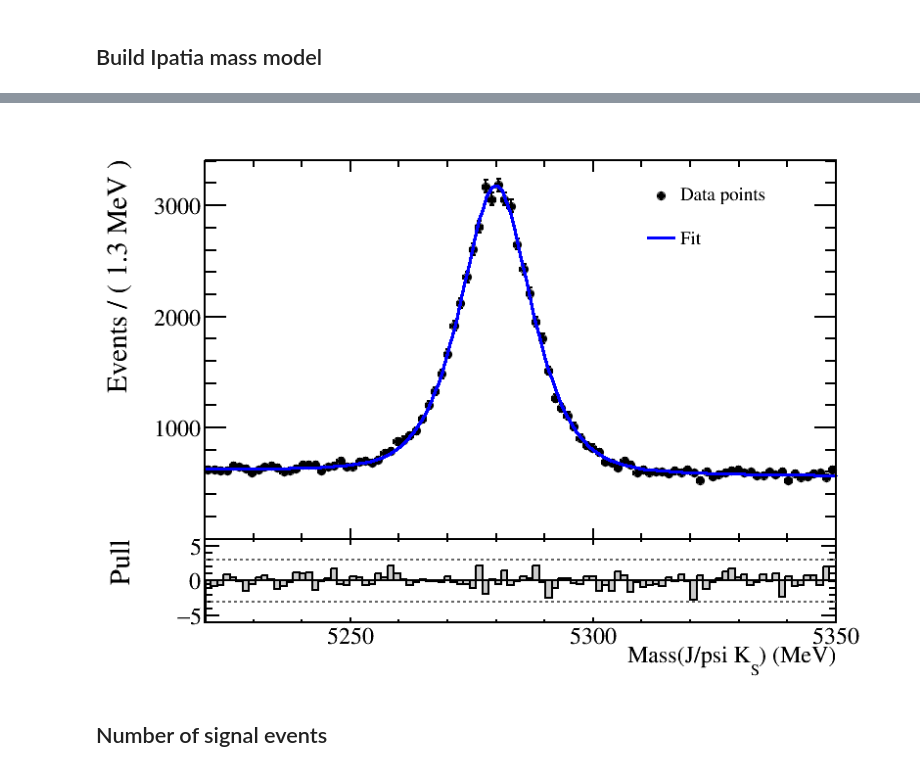
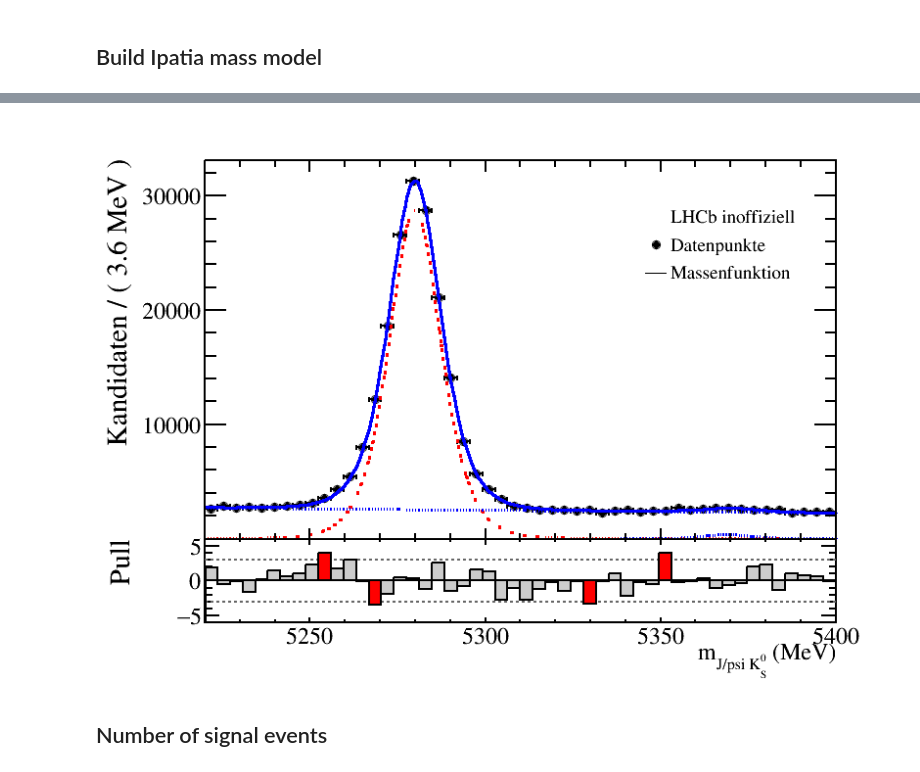
Before and after one commit to chasenberg/Masterthesis, a Jupyter notebook: notebooks/mass_fit/massfit_data_2015-2016__ipatia.ipynb, the cells around one changed output, grey strips where cells are left out. Drawn from its saved outputs; the diff is of its cells as text; code cells hidden in the pictures.

```diff
--- a/notebooks/mass_fit/massfit_data_2015-2016__ipatia.ipynb
+++ b/notebooks/mass_fit/massfit_data_2015-2016__ipatia.ipynb
@@ -78,10 +78,12 @@ signal_dataframe.to_root('/fhgfs/users/chasenberg/mc/2016/jpsiks/dimuon/with_cut
 "signal_dataframe = rp.read_root(mc_dir,key=tree_mc,columns=variables_mc,where=cut_string_mc, flatten=True)\nsignal_dataframe = signal_dataframe.replace([np.inf, -np.inf], np.nan)\nsignal_dataframe =  ...
 # %%
 #Mass variable
-B0_M = RooRealVar("B0_FitDaughtersConst_M", "B0_M", 5280, "MeV")
-mass = RooRealVar("B0_FitDaughtersConst_M", "Mass(J/psi K_{S})", 5280,5220, 5350, "MeV")
+#B0_M = RooRealVar("B0_FitDaughtersConst_M", "B0_M", 5280, "MeV")
+mass = RooRealVar("B0_FitDaughtersConst_M", "m_{J/psi K_{S}^{0}}", 5280,5220, 5400, "MeV")
 # %%
 # Read data and fit it
-data = ROOT.TFile('/fhgfs/users/chasenberg/data/2015_2016/jpsiks/dimuon/with_cut/Bd2JpsiKS_dimuon_data_2015_2016_flat_BDT_cut_reduced.root')
+#dataset_file_name = '/fhgfs/users/chasenberg/data/2015_2016/jpsiks/Bd2JpsiKS_data_2015_2016_flattened_BDTresponse.root'
+#Fit Data with BDTcut > -1
+dataset_file_name = '/fhgfs/users/chasenberg/data/2015_2016/jpsiks/Bd2JpsiKS_data_2015_2016_flattened_BDTresponse_cut.root'
+data = ROOT.TFile(dataset_file_name)
 tree_data = data.Get('Bd2JpsiKs')
-ntupleVarSet =  RooArgSet(mass)
@@ -89,0 +90,3 @@ dataset = RooDataSet('data1','data1',tree_data,ntupleVarSet)
+# %%
+ntupleVarSet =  RooArgSet(mass)
+dataset = RooDataSet('data','data',tree_data,ntupleVarSet)
@@ -168,26 +185,36 @@ data_model.fitTo(dataset, RooFit.NumCPU(6),
 # %%
 # Prepare frame
 %matplotlib inline
 import ROOT
-frame = mass.frame(ROOT.RooFit.Bins(100))
+
+
+
+
+frame = mass.frame(ROOT.RooFit.Bins(50))
 
 dataset.plotOn(frame, ROOT.RooFit.Name("data1"))
 
-data_model.plotOn( frame , ROOT.RooFit.Components("signal"), ROOT.RooFit.LineStyle(kDotted), ROOT.RooFit.LineColor(kRed))
-data_model.plotOn( frame , ROOT.RooFit.Components("background"), ROOT.RooFit.LineStyle(kDotted), ROOT.RooFit.LineColor(kBlue))
+data_model.plotOn( frame , ROOT.RooFit.Components("sig_pdf_ext"), ROOT.RooFit.LineStyle(kDotted), ROOT.RooFit.LineColor(kRed))
+data_model.plotOn( frame , ROOT.RooFit.Components("bkg_pdf_ext"), ROOT.RooFit.LineStyle(kDotted), ROOT.RooFit.LineColor(kBlue))
+data_model.plotOn( frame , ROOT.RooFit.Components("bs_pdf_ext"), ROOT.RooFit.LineStyle(kDotted), ROOT.RooFit.LineColor(kBlue))
 data_model.plotOn(frame, ROOT.RooFit.Name("fit"))
 ### Add additional informations to the plot
 text_size = 0.035
 # Create TLegend
-legend = ROOT.TLegend(0.7, 0.75, 0.9, 0.9, '')
-legend.AddEntry(frame.findObject('data1'), "Data points", "p");
-legend.AddEntry(frame.findObject('fit'), 'Fit', 'l')
+#legend = ROOT.TLegend(0.7, 0.75, 0.9, 0.9, '')
+legend = ROOT.TLegend(0.7, 0.7,0.85,0.85)
+legend.AddEntry(0,"LHCb inoffiziell", "")
+legend.AddEntry(frame.findObject('data1'), "Datenpunkte", "p");
+legend.AddEntry(frame.findObject('sig_pdf_ext'), 'Massenfunktion', 'kBluw')
+
+#legend.AddEntry(frame.findObject('bs_pdf_ext'), 'bs_pdf_ext', 'l')
+#legend.AddEntry(frame.findObject('bkg_pdf_ext'), 'bkg_pdf_ext', 'l')
 legend.SetTextSize(text_size)
-
+frame.GetYaxis().SetTitle(frame.GetYaxis().GetTitle().replace("Events", "Kandidaten"))
 # Plot pulls
-can, _ = plot_pulls('test', frame, legend=legend)#, latex=latex)
-can.SaveAs("/home/chasenberg/repos/b2cc_sin2beta/notebooks/mass_fit/plots/jpsiks/2015_2016_merged/ipatia/B0_Mass.pdf")
+can, _ = plot_pulls('Hallo', frame, legend=legend, logy=False)#, latex=latex)
+can.SaveAs("/home/chasenberg/plots/massfit/jpsiks/data/2015_2016_merged/ipatia/B0_Mass_bdtcut.pdf")
 can  # To display plot in notebooks
 # %% [output]
-[figure, old version]
+[figure, new version]
 # %%
```
Also changed, not shown: parts of 13 cells of this notebook, 3 other files.
